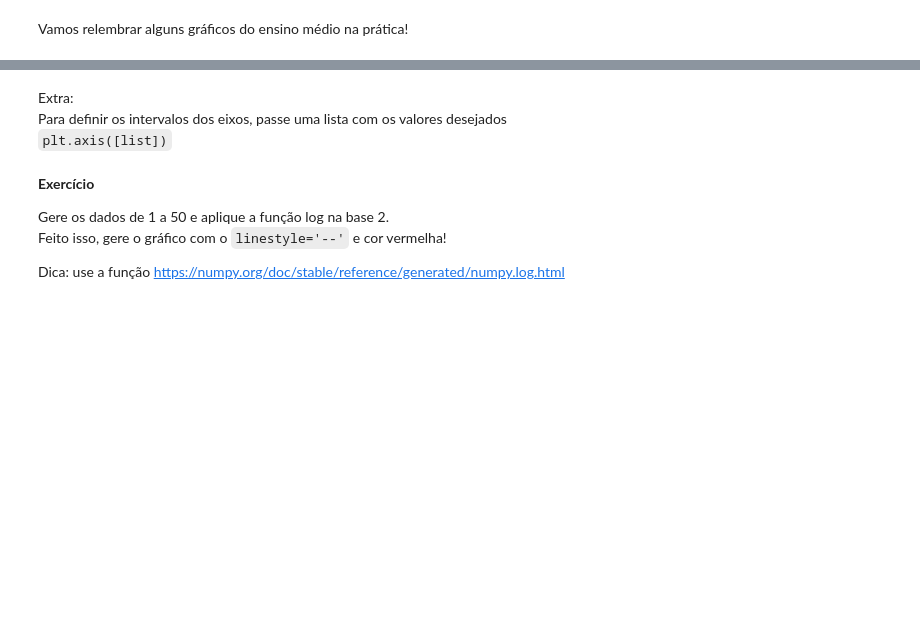
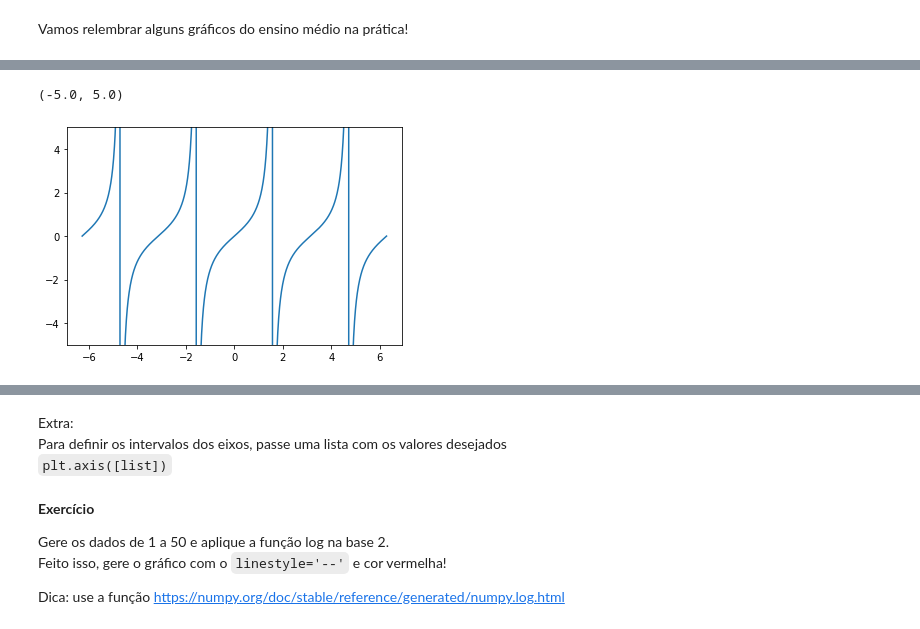
Before and after one commit to GuilhermeRuy97/Curso-ministrado-Python-para-Dados, a Jupyter notebook: 05_05_2022.ipynb, the cells around one changed output, grey strips where cells are left out. Drawn from its saved outputs; the diff is of its cells as text; code cells hidden in the pictures; blank space fills up the shorter version.

```diff
--- a/05_05_2022.ipynb
+++ b/05_05_2022.ipynb
@@ -2205,15 +2262,19 @@ plt.plot(X,Y)
 # %%
 # Gráfico da tangente
 
 X = np.linspace(-2 * np.pi, 2 * np.pi, 1000)
 
 # Tangente dos dados
 Y = np.sin(X)/np.cos(X)   # ou np.tan(X)
 
 # Plot do gráfico com plt.plot(X,Y)
 plt.plot(X,Y)
 
 # Limitando a aplitude do eixo Y com plt.ylim(-5, 5)
+plt.ylim(-5,5)
+# %% [output]
+(-5.0, 5.0)
+[figure, added]
 # %%
 # Mudando o estilo da linha
 
```
Also changed, not shown: parts of 23 cells of this notebook.
